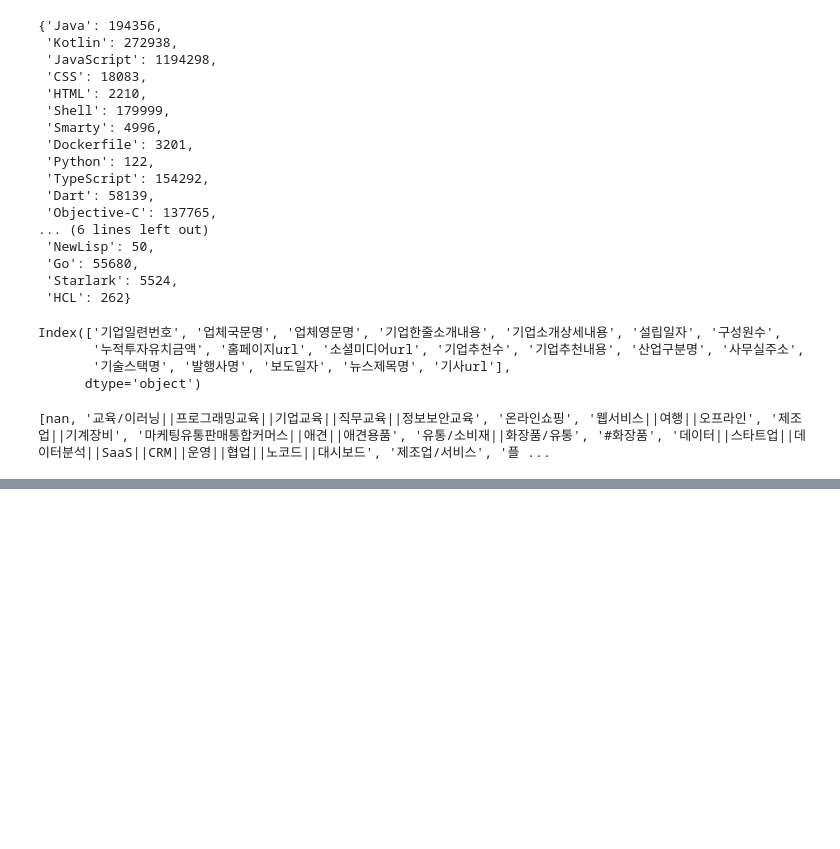
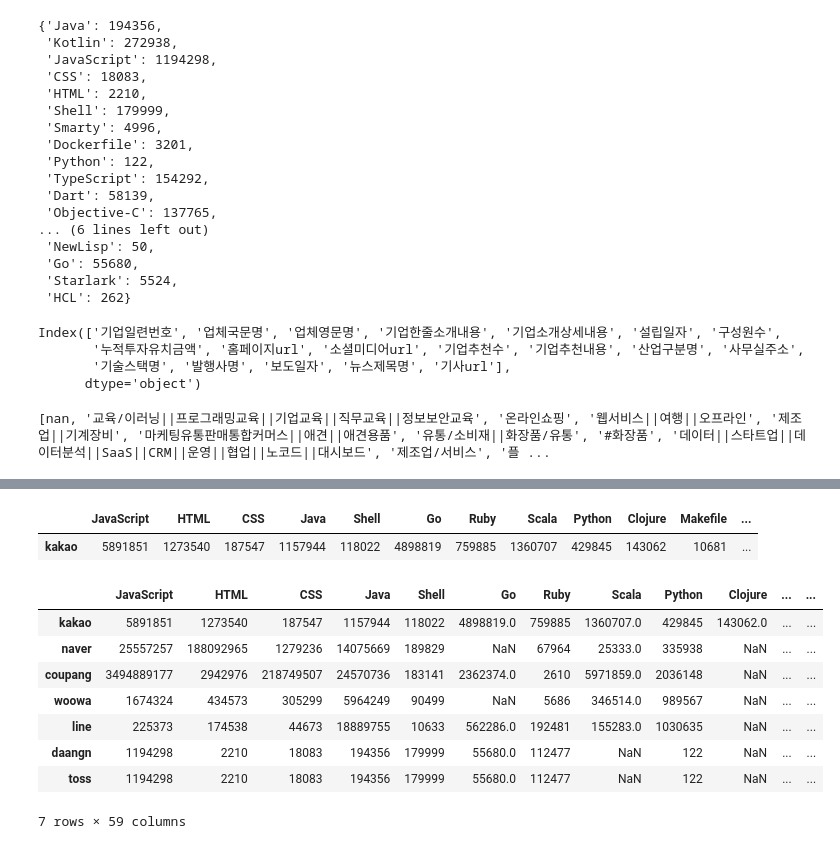
Before and after one commit to CEOJINSUNG/Dacon-Job-Trend, a Jupyter notebook: corporate data.ipynb, the cells around one changed output, grey strips where cells are left out. Saved outputs shown, nothing was run; the diff lists cells and outputs as text; code cells hidden in the pictures; blank space fills up the shorter version.

```diff
--- a/corporate data.ipynb
+++ b/corporate data.ipynb
@@ -236,0 +387,49 @@ it
+# %%
+toss = {'Java': 194356,
+ 'Kotlin': 272938,
+ 'JavaScript': 1194298,
+ 'CSS': 18083,
+ 'HTML': 2210,
+ 'Shell': 179999,
+ 'Smarty': 4996,
+ 'Dockerfile': 3201,
+ 'Python': 122,
+ 'TypeScript': 154292,
+ 'Dart': 58139,
+ 'Objective-C': 137765,
+ 'Ruby': 112477,
+ 'Swift': 3935284,
+ 'C': 120350,
+ 'Gherkin': 50270,
+ 'Rich Text Format': 1110,
+ 'Objective-C++': 151,
+ 'NewLisp': 50,
+ 'Go': 55680,
+ 'Starlark': 5524,
+ 'HCL': 262}
+# %%
+kakao_df = pd.DataFrame(kakao, index=['kakao'])
+naver_df = pd.DataFrame(naver, index=['naver'])
+coupang_df = pd.DataFrame(coupang, index=['coupang'])
+woowa_df = pd.DataFrame(woowa, index=['woowa'])
+line_df = pd.DataFrame(line_language, index=['line'])
+daangn = pd.DataFrame(daangn, index=['daangn'])
+toss = pd.DataFrame(toss, index=['toss'])
+# %%
+kakao_df
+# %% [output]
+|  | JavaScript | HTML | CSS | Java | Shell | Go | Ruby | Scala | Python | Clojure | Makefile | ... |
+| kakao | 5891851 | 1273540 | 187547 | 1157944 | 118022 | 4898819 | 759885 | 1360707 | 429845 | 143062 | 10681 | ... |
+# %%
+it_corporation = pd.concat([kakao_df, naver_df, coupang_df, woowa_df, line_df, daangn, toss])
+it_corporation
+# %% [output]
+|  | JavaScript | HTML | CSS | Java | Shell | Go | Ruby | Scala | Python | Clojure | ... | ... |
+| kakao | 5891851 | 1273540 | 187547 | 1157944 | 118022 | 4898819.0 | 759885 | 1360707.0 | 429845 | 143062.0 | ... | ... |
+| naver | 25557257 | 188092965 | 1279236 | 14075669 | 189829 | NaN | 67964 | 25333.0 | 335938 | NaN | ... | ... |
+| coupang | 3494889177 | 2942976 | 218749507 | 24570736 | 183141 | 2362374.0 | 2610 | 5971859.0 | 2036148 | NaN | ... | ... |
+| woowa | 1674324 | 434573 | 305299 | 5964249 | 90499 | NaN | 5686 | 346514.0 | 989567 | NaN | ... | ... |
+| line | 225373 | 174538 | 44673 | 18889755 | 10633 | 562286.0 | 192481 | 155283.0 | 1030635 | NaN | ... | ... |
+| daangn | 1194298 | 2210 | 18083 | 194356 | 179999 | 55680.0 | 112477 | NaN | 122 | NaN | ... | ... |
+| toss | 1194298 | 2210 | 18083 | 194356 | 179999 | 55680.0 | 112477 | NaN | 122 | NaN | ... | ... |
+7 rows × 59 columns
```
Also changed, not shown: parts of 14 cells of this notebook.
